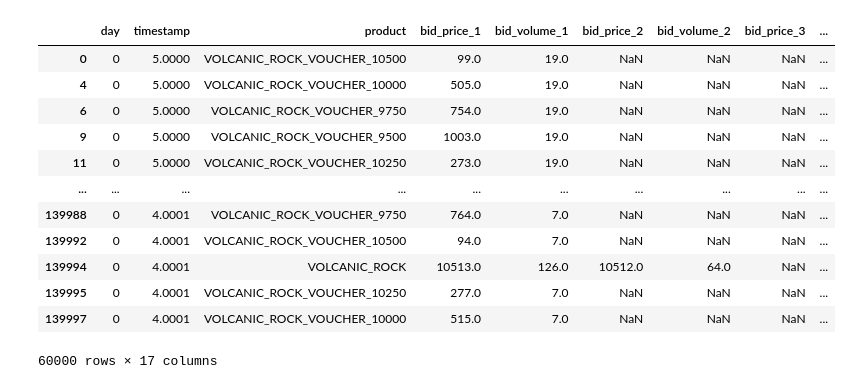
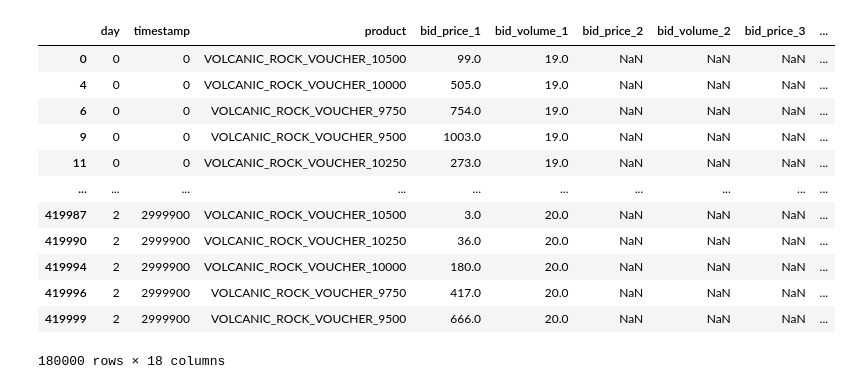
Before and after one commit to naveen-mukkatt/IMC-Prosperity-3, a Jupyter notebook: testing_util/bsm.ipynb, the cells around one changed output. Drawn from its saved outputs; the diff is of its cells as text; code cells hidden in the pictures.

```diff
--- a/testing_util/bsm.ipynb
+++ b/testing_util/bsm.ipynb
@@ -4,27 +4,35 @@ import numpy as np
 import matplotlib.pyplot as plt
 import statistics, math
 # %%
-r3_df = pd.read_csv("..\\data\\round3\\prices_round_3_day_0.csv", sep=';')
+r3_df = pd.concat(
+    [
+        pd.read_csv(f"..\\data\\round3\\prices_round_3_day_{i}.csv", sep=';')
+        .assign(timestamp=lambda df: (i * 1_000_000 + df['timestamp']))
+        for i in range(3)
+    ],
+    ignore_index=True
+)
+
 # get all columns that start with "VOLCANIC_ROCK"
 rock_df = r3_df[r3_df['product'].str.startswith("VOLCANIC_ROCK")].copy()
 
 def TTE(timestamp):
-    return 5 - timestamp/1000000
+    return 8 - timestamp/1000000
 
-rock_df["timestamp"] = rock_df["timestamp"].apply(TTE)
+rock_df["TTE"] = rock_df["timestamp"].apply(TTE)
 rock_df
 # %% [output]
 |  | day | timestamp | product | bid_price_1 | bid_volume_1 | bid_price_2 | bid_volume_2 | bid_price_3 | ... |
-| 0 | 0 | 5.0000 | VOLCANIC_ROCK_VOUCHER_10500 | 99.0 | 19.0 | NaN | NaN | NaN | ... |
-| 4 | 0 | 5.0000 | VOLCANIC_ROCK_VOUCHER_10000 | 505.0 | 19.0 | NaN | NaN | NaN | ... |
-| 6 | 0 | 5.0000 | VOLCANIC_ROCK_VOUCHER_9750 | 754.0 | 19.0 | NaN | NaN | NaN | ... |
-| 9 | 0 | 5.0000 | VOLCANIC_ROCK_VOUCHER_9500 | 1003.0 | 19.0 | NaN | NaN | NaN | ... |
-| 11 | 0 | 5.0000 | VOLCANIC_ROCK_VOUCHER_10250 | 273.0 | 19.0 | NaN | NaN | NaN | ... |
+| 0 | 0 | 0 | VOLCANIC_ROCK_VOUCHER_10500 | 99.0 | 19.0 | NaN | NaN | NaN | ... |
+| 4 | 0 | 0 | VOLCANIC_ROCK_VOUCHER_10000 | 505.0 | 19.0 | NaN | NaN | NaN | ... |
+| 6 | 0 | 0 | VOLCANIC_ROCK_VOUCHER_9750 | 754.0 | 19.0 | NaN | NaN | NaN | ... |
+| 9 | 0 | 0 | VOLCANIC_ROCK_VOUCHER_9500 | 1003.0 | 19.0 | NaN | NaN | NaN | ... |
+| 11 | 0 | 0 | VOLCANIC_ROCK_VOUCHER_10250 | 273.0 | 19.0 | NaN | NaN | NaN | ... |
 | ... | ... | ... | ... | ... | ... | ... | ... | ... | ... |
-| 139988 | 0 | 4.0001 | VOLCANIC_ROCK_VOUCHER_9750 | 764.0 | 7.0 | NaN | NaN | NaN | ... |
-| 139992 | 0 | 4.0001 | VOLCANIC_ROCK_VOUCHER_10500 | 94.0 | 7.0 | NaN | NaN | NaN | ... |
-| 139994 | 0 | 4.0001 | VOLCANIC_ROCK | 10513.0 | 126.0 | 10512.0 | 64.0 | NaN | ... |
-| 139995 | 0 | 4.0001 | VOLCANIC_ROCK_VOUCHER_10250 | 277.0 | 7.0 | NaN | NaN | NaN | ... |
-| 139997 | 0 | 4.0001 | VOLCANIC_ROCK_VOUCHER_10000 | 515.0 | 7.0 | NaN | NaN | NaN | ... |
+| 419987 | 2 | 2999900 | VOLCANIC_ROCK_VOUCHER_10500 | 3.0 | 20.0 | NaN | NaN | NaN | ... |
+| 419990 | 2 | 2999900 | VOLCANIC_ROCK_VOUCHER_10250 | 36.0 | 20.0 | NaN | NaN | NaN | ... |
+| 419994 | 2 | 2999900 | VOLCANIC_ROCK_VOUCHER_10000 | 180.0 | 20.0 | NaN | NaN | NaN | ... |
+| 419996 | 2 | 2999900 | VOLCANIC_ROCK_VOUCHER_9750 | 417.0 | 20.0 | NaN | NaN | NaN | ... |
+| 419999 | 2 | 2999900 | VOLCANIC_ROCK_VOUCHER_9500 | 666.0 | 20.0 | NaN | NaN | NaN | ... |
-60000 rows × 17 columns
+180000 rows × 18 columns
 # %%
```
Also changed, not shown: parts of 18 cells of this notebook, 2 other files.
